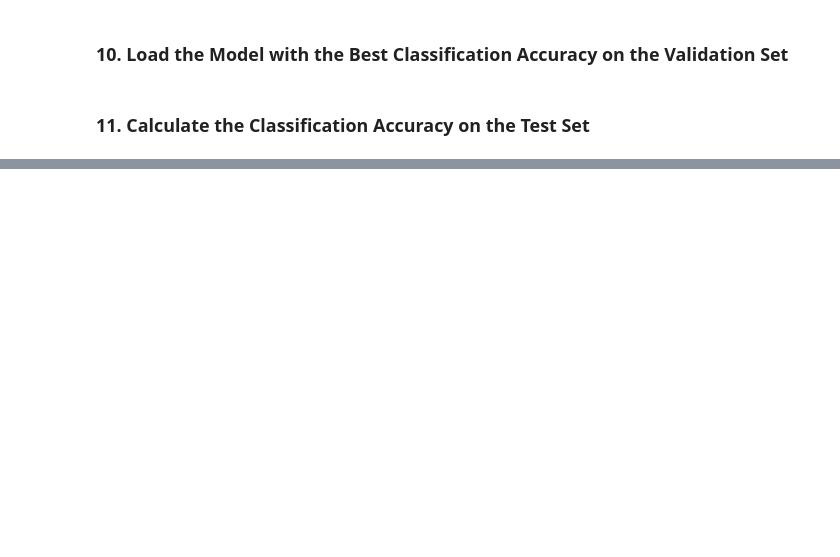
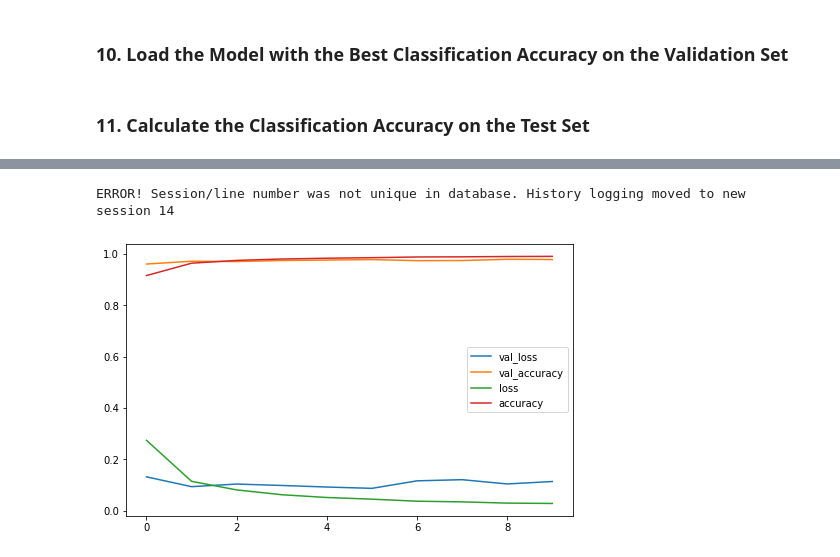
Before and after one commit to alirezakfz/DeepNN, a Jupyter notebook: 04_AIND2_CNN/mnist-mlp/mnist_mlp_MySolution.ipynb, the cells around one changed output, grey strips where cells are left out. Cells and saved outputs as stored; diff of their text form; code cells hidden in the pictures; blank space fills up the shorter version.

```diff
--- a/04_AIND2_CNN/mnist-mlp/mnist_mlp_MySolution.ipynb
+++ b/04_AIND2_CNN/mnist-mlp/mnist_mlp_MySolution.ipynb
@@ -210,0 +216,6 @@ Test accuracy: 97.9600%
+# %%
+pd.DataFrame(hist.history).plot(figsize=(8,5))
+plt.show()
+# %% [output]
+ERROR! Session/line number was not unique in database. History logging moved to new session 14
+[figure, added]
```
Also changed, not shown: parts of 18 cells of this notebook, 1 other file.
